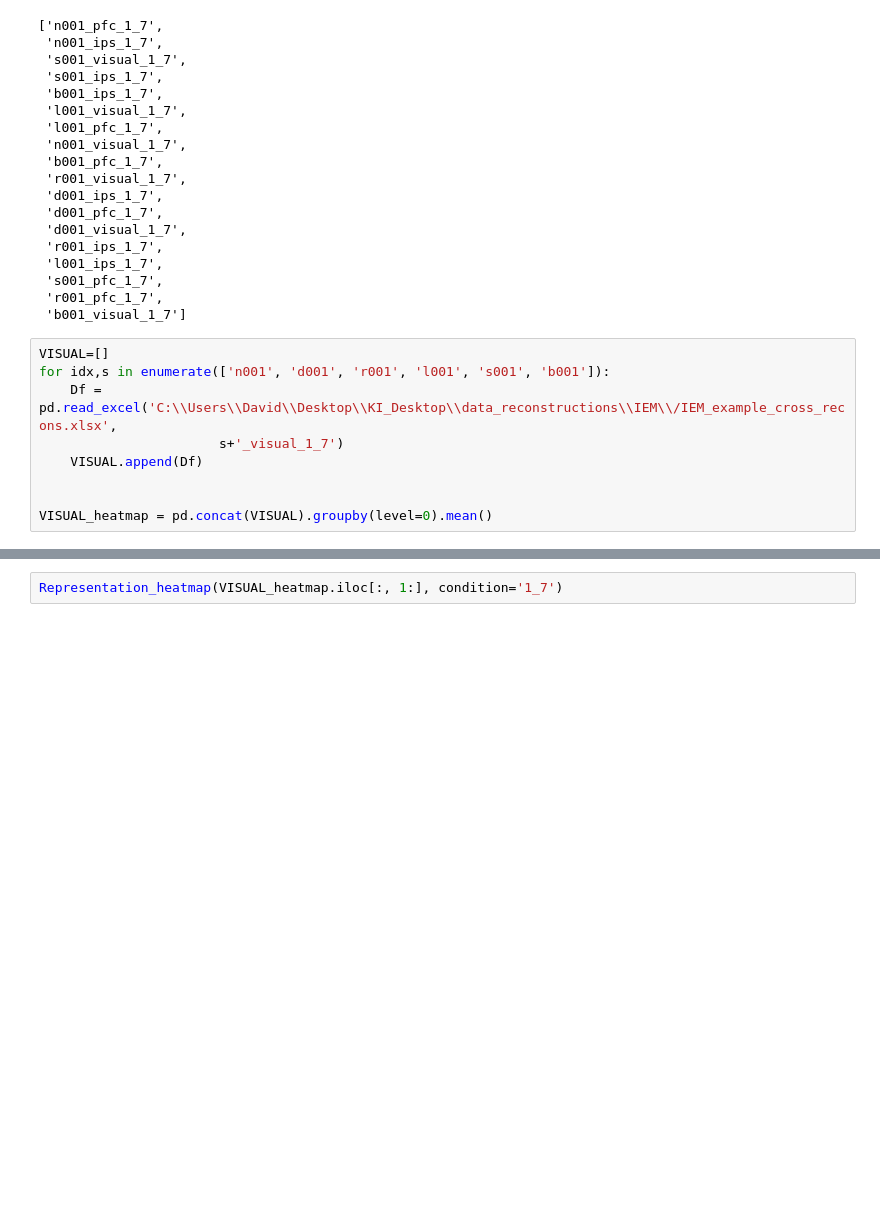
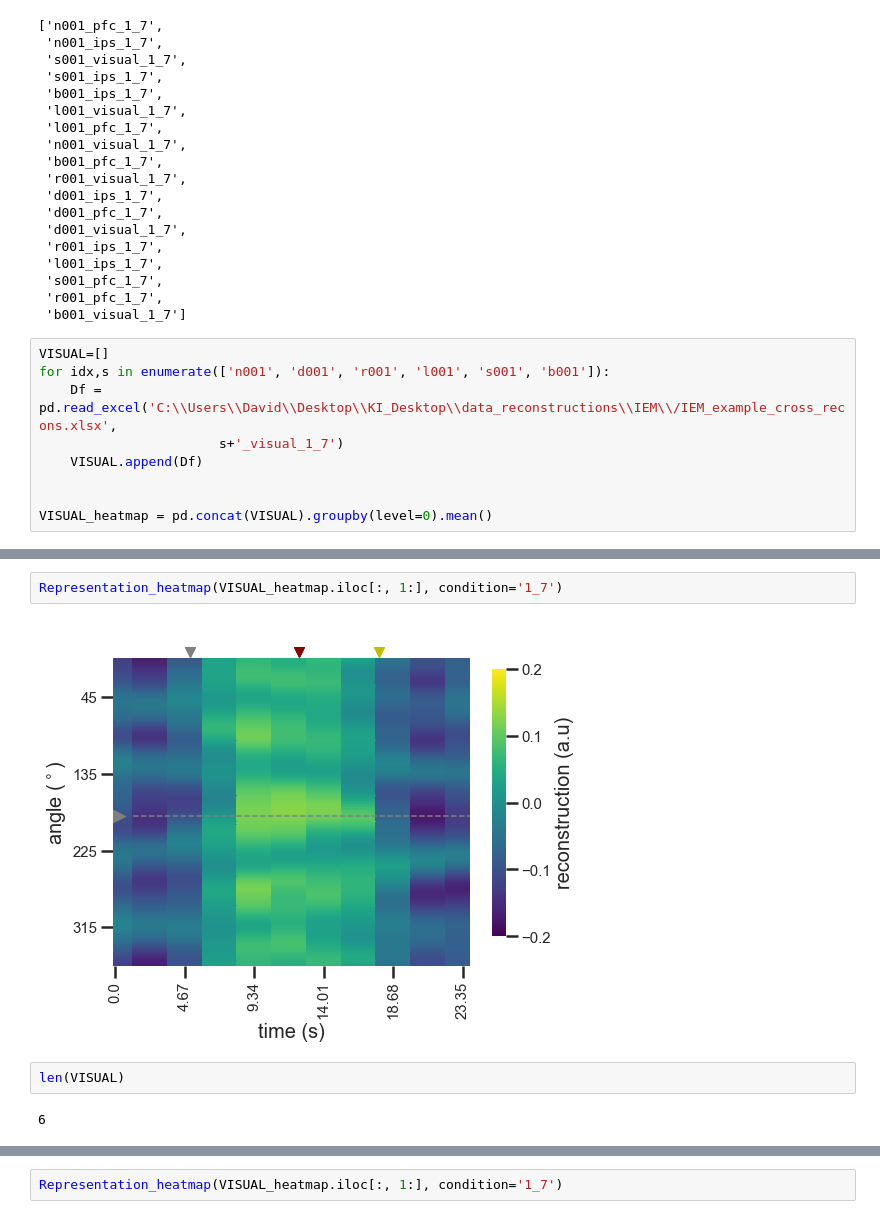
Before and after one commit to davidbestue/encoding, a Jupyter notebook: scripts/plots/IEM/IEM_heatmap.ipynb, the cells around one changed output, grey strips where cells are left out. Saved outputs shown, nothing was run; the diff lists cells and outputs as text; blank space fills up the shorter version.

```diff
--- a/scripts/plots/IEM/IEM_heatmap.ipynb
+++ b/scripts/plots/IEM/IEM_heatmap.ipynb
@@ -160,0 +233,8 @@ VISUAL_heatmap = pd.concat(VISUAL).groupby(level=0).mean()
+# %%
+Representation_heatmap(VISUAL_heatmap.iloc[:, 1:], condition='1_7')
+# %% [output]
+[figure, added]
+# %%
+len(VISUAL)
+# %% [output]
+6
```
Also changed, not shown: parts of 5 cells of this notebook, 1 other file.
